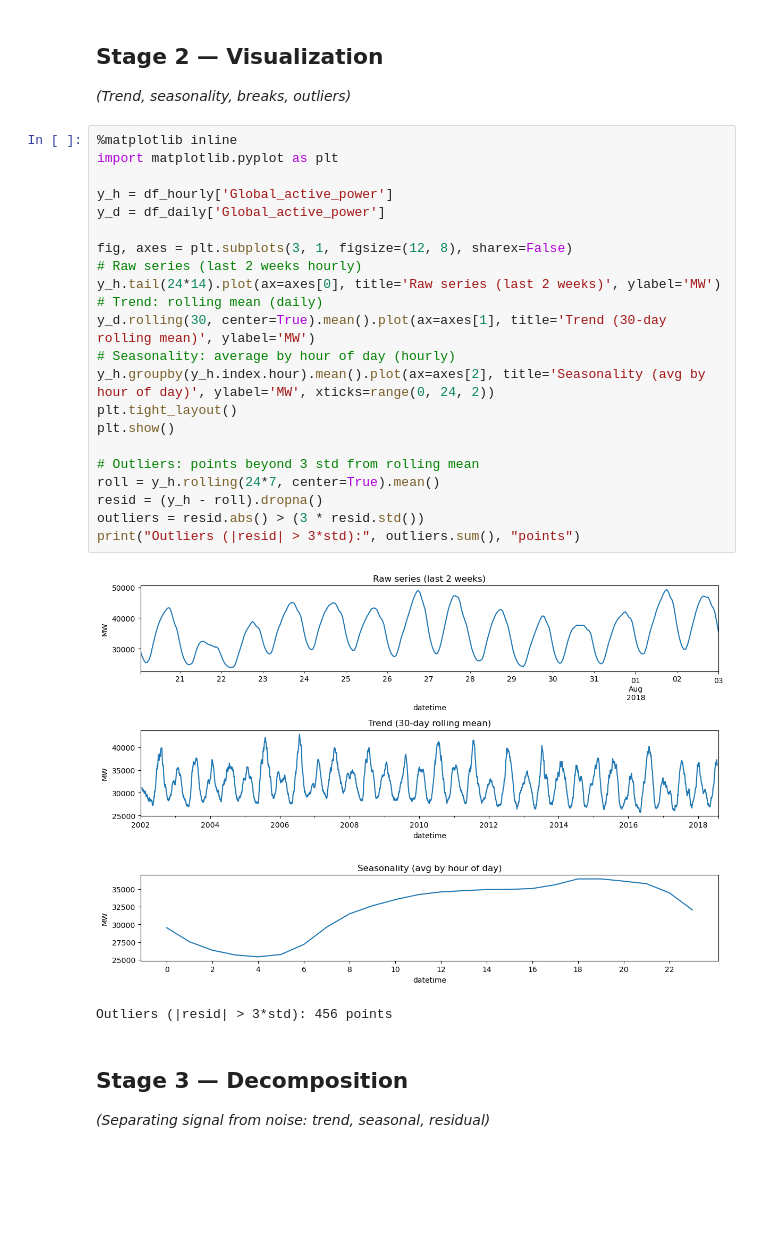
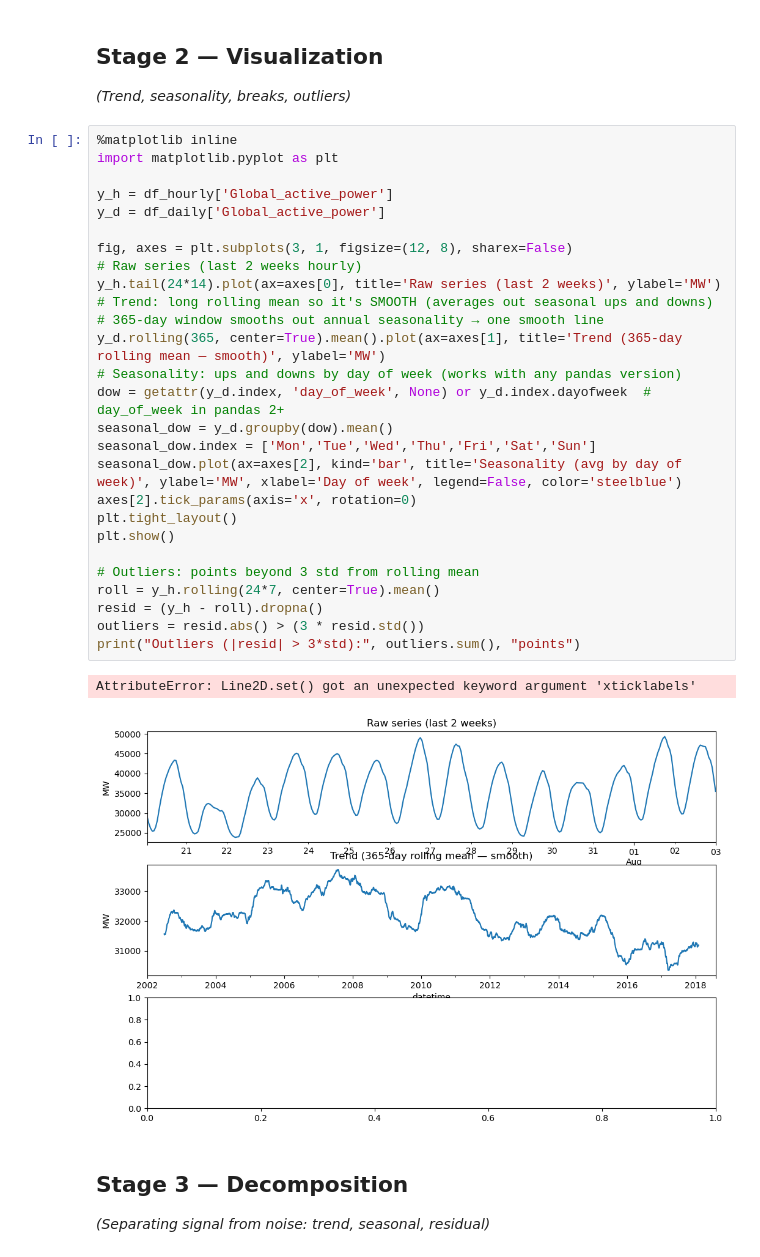
Before and after one commit to djsimrikh/ECON5140-HW1, a Jupyter notebook: Energy_Consumption_Forecasting.ipynb, the cells around one changed output. Saved outputs shown, nothing was run; the diff lists cells and outputs as text; blank space fills up the shorter version.

```diff
--- a/Energy_Consumption_Forecasting.ipynb
+++ b/Energy_Consumption_Forecasting.ipynb
@@ -225,28 +225,33 @@ Total outliers: 82
 # %%
 %matplotlib inline
 import matplotlib.pyplot as plt
 
 y_h = df_hourly['Global_active_power']
 y_d = df_daily['Global_active_power']
 
 fig, axes = plt.subplots(3, 1, figsize=(12, 8), sharex=False)
 # Raw series (last 2 weeks hourly)
 y_h.tail(24*14).plot(ax=axes[0], title='Raw series (last 2 weeks)', ylabel='MW')
-# Trend: rolling mean (daily)
-y_d.rolling(30, center=True).mean().plot(ax=axes[1], title='Trend (30-day rolling mean)', ylabel='MW')
-# Seasonality: average by hour of day (hourly)
-y_h.groupby(y_h.index.hour).mean().plot(ax=axes[2], title='Seasonality (avg by hour of day)', ylabel='MW', xticks=range(0, 24, 2))
+# Trend: long rolling mean so it's SMOOTH (averages out seasonal ups and downs)
+# 365-day window smooths out annual seasonality → one smooth line
+y_d.rolling(365, center=True).mean().plot(ax=axes[1], title='Trend (365-day rolling mean — smooth)', ylabel='MW')
+# Seasonality: ups and downs by day of week (works with any pandas version)
+dow = getattr(y_d.index, 'day_of_week', None) or y_d.index.dayofweek  # day_of_week in pandas 2+
+seasonal_dow = y_d.groupby(dow).mean()
+seasonal_dow.index = ['Mon','Tue','Wed','Thu','Fri','Sat','Sun']
+seasonal_dow.plot(ax=axes[2], kind='bar', title='Seasonality (avg by day of week)', ylabel='MW', xlabel='Day of week', legend=False, color='steelblue')
+axes[2].tick_params(axis='x', rotation=0)
 plt.tight_layout()
 plt.show()
 
 # Outliers: points beyond 3 std from rolling mean
 roll = y_h.rolling(24*7, center=True).mean()
 resid = (y_h - roll).dropna()
 outliers = resid.abs() > (3 * resid.std())
 print("Outliers (|resid| > 3*std):", outliers.sum(), "points")
 # %% [output]
+AttributeError: Line2D.set() got an unexpected keyword argument 'xticklabels'
-[figure, old version]
+[figure, new version]
-Outliers (|resid| > 3*std): 456 points
 # %% [markdown]
 ## Stage 3 — Decomposition
 
```
Also changed, not shown: parts of 2 cells of this notebook.
